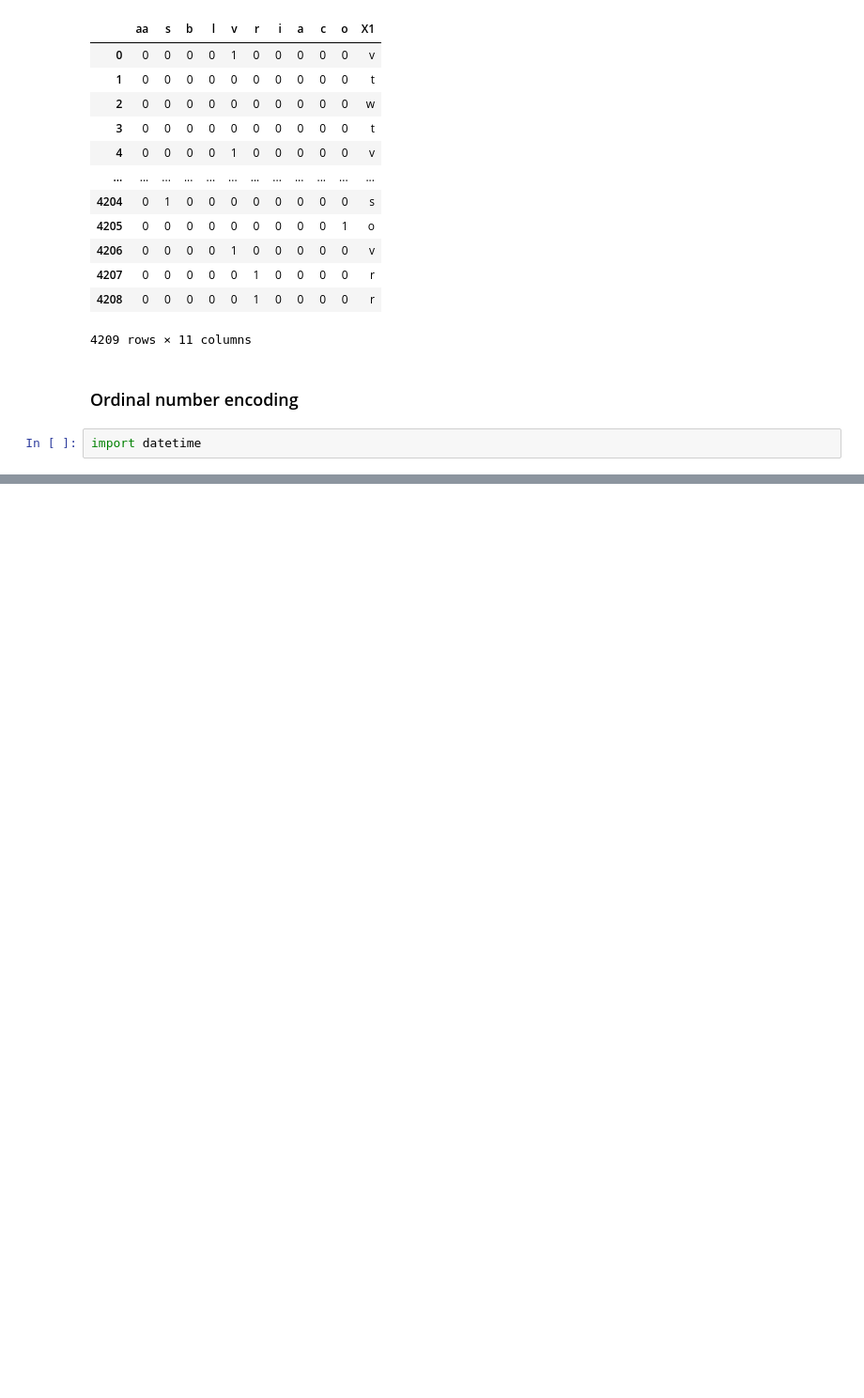
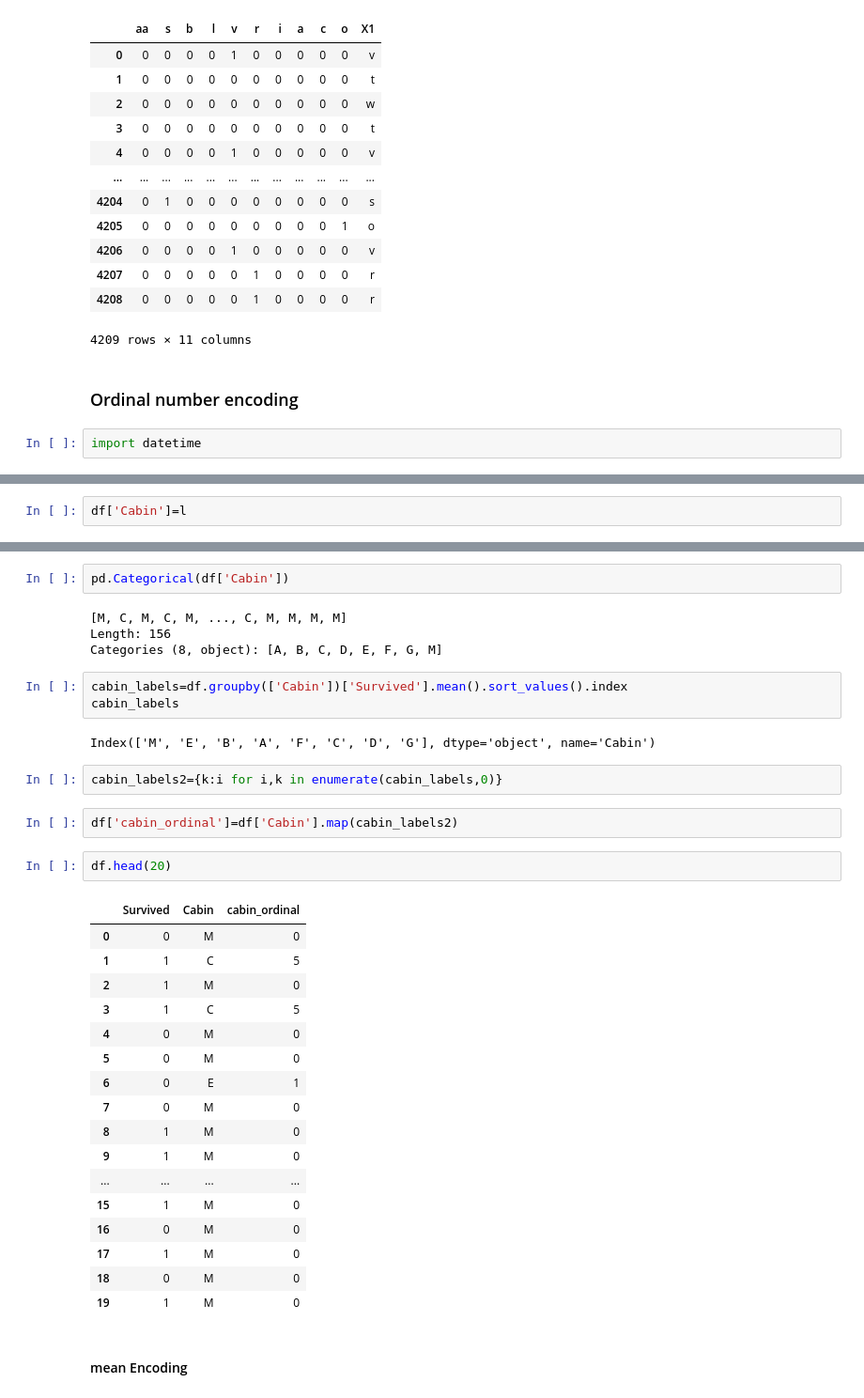
Before and after one commit to KrishnaDesai16/ML-DL, a Jupyter notebook: FeatureSelection/HandleCategoricalFeatures.ipynb, the cells around one changed output, grey strips where cells are left out. Shown at 94% size. Cells and saved outputs as stored; diff of their text form; blank space fills up the shorter version.

```diff
--- a/FeatureSelection/HandleCategoricalFeatures.ipynb
+++ b/FeatureSelection/HandleCategoricalFeatures.ipynb
@@ -111,0 +279,2 @@ datetime.datetime(2020, 7, 25, 21, 32, 0, 880835)
+# %%
+df['Cabin']=l
@@ -111,0 +290,37 @@ datetime.datetime(2020, 7, 25, 21, 32, 0, 880835)
+# %%
+pd.Categorical(df['Cabin'])
+# %% [output]
+[M, C, M, C, M, ..., C, M, M, M, M]
+Length: 156
+Categories (8, object): [A, B, C, D, E, F, G, M]
+# %%
+cabin_labels=df.groupby(['Cabin'])['Survived'].mean().sort_values().index
+cabin_labels
+# %% [output]
+Index(['M', 'E', 'B', 'A', 'F', 'C', 'D', 'G'], dtype='object', name='Cabin')
+# %%
+cabin_labels2={k:i for i,k in enumerate(cabin_labels,0)}
+# %%
+df['cabin_ordinal']=df['Cabin'].map(cabin_labels2)
+# %%
+df.head(20)
+# %% [output]
+|  | Survived | Cabin | cabin_ordinal |
+| 0 | 0 | M | 0 |
+| 1 | 1 | C | 5 |
+| 2 | 1 | M | 0 |
+| 3 | 1 | C | 5 |
+| 4 | 0 | M | 0 |
+| 5 | 0 | M | 0 |
+| 6 | 0 | E | 1 |
+| 7 | 0 | M | 0 |
+| 8 | 1 | M | 0 |
+| 9 | 1 | M | 0 |
+| ... | ... | ... | ... |
+| 15 | 1 | M | 0 |
+| 16 | 0 | M | 0 |
+| 17 | 1 | M | 0 |
+| 18 | 0 | M | 0 |
+| 19 | 1 | M | 0 |
+# %% [markdown]
+#### mean Encoding
```
Also changed, not shown: parts of 31 cells of this notebook.
